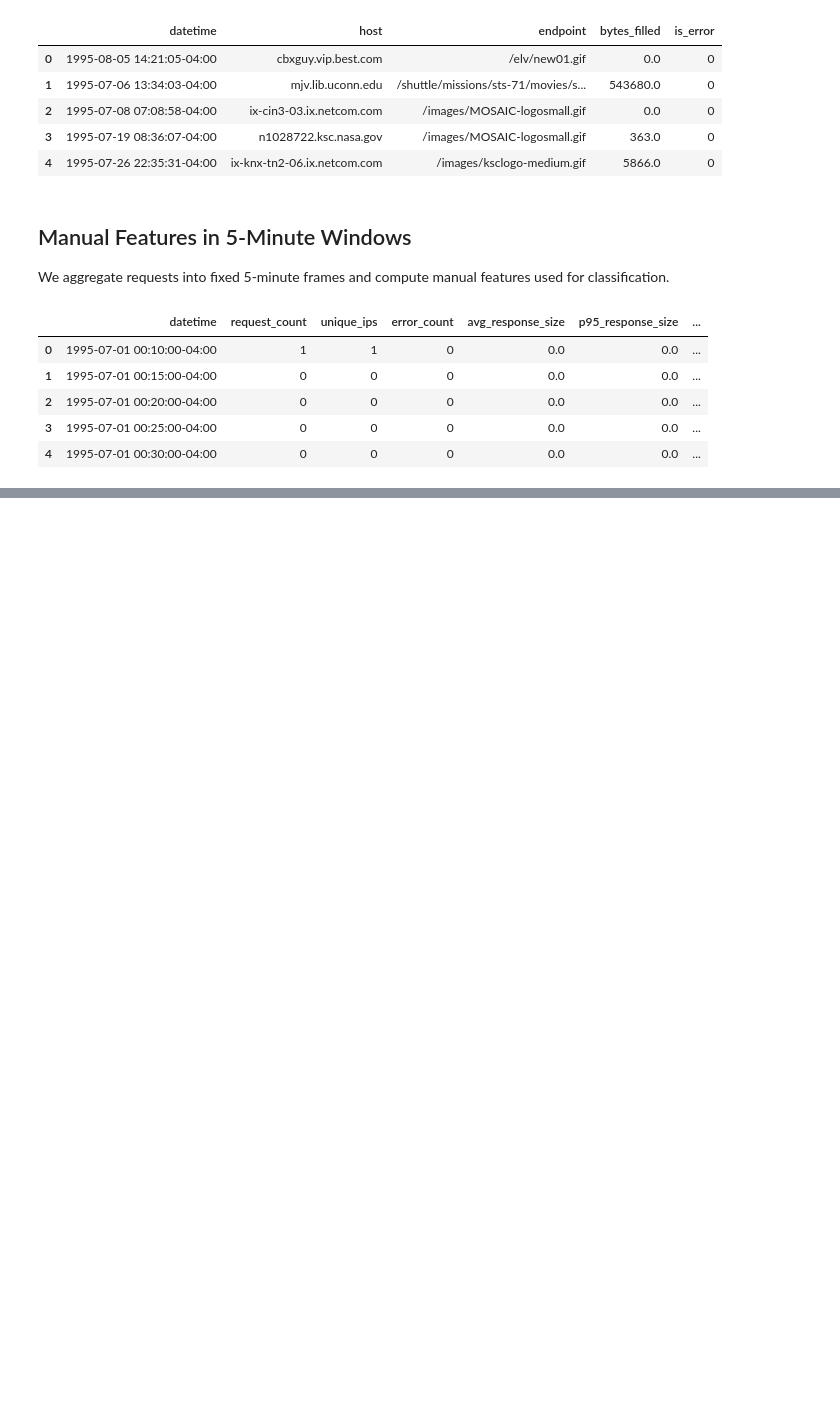
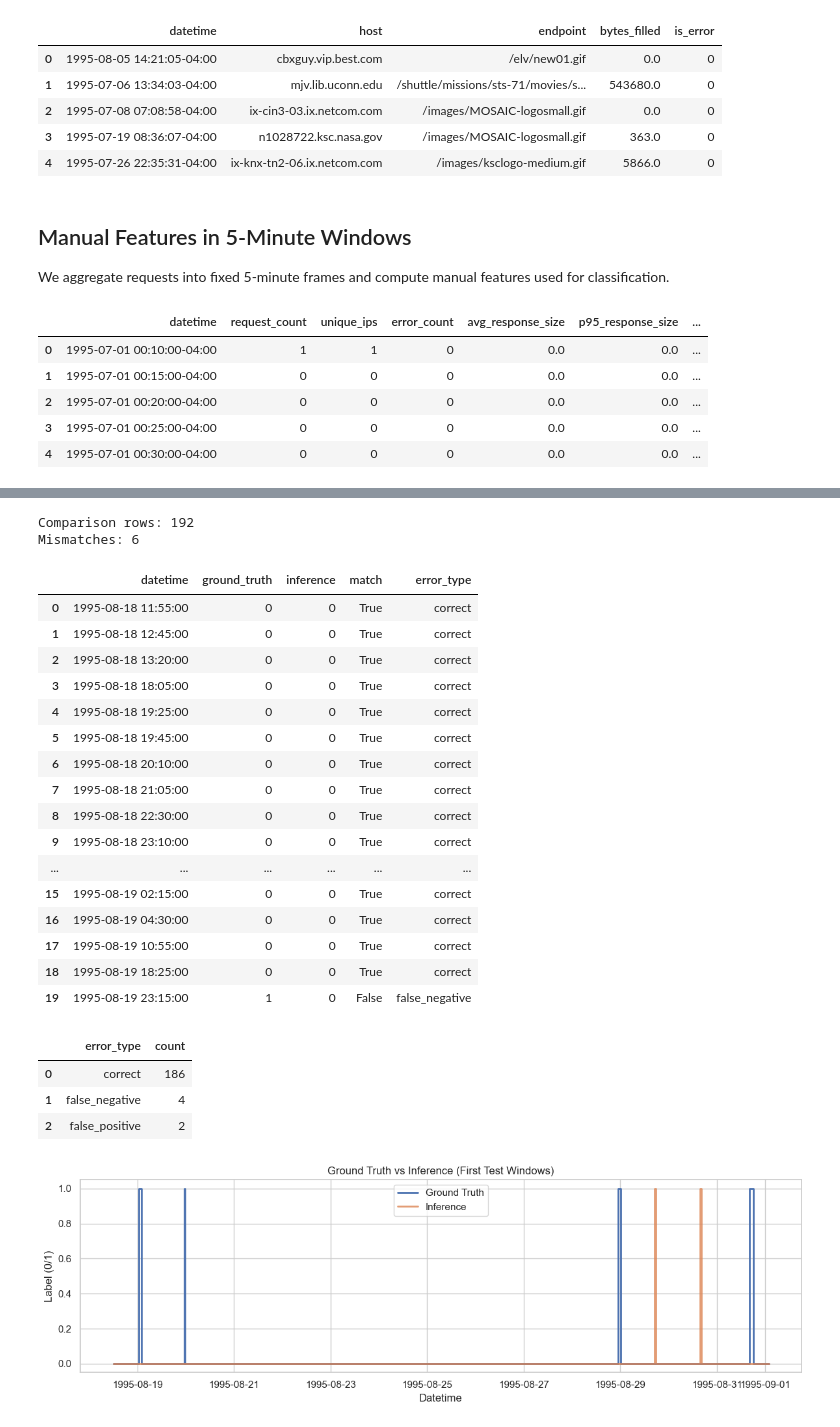
Before and after one commit to sidqian123/log-ml, a Jupyter notebook: notebooks/02_window_anomaly_classification.ipynb, the cells around one changed output, grey strips where cells are left out. Drawn from its saved outputs; the diff is of its cells as text; code cells hidden in the pictures; blank space fills up the shorter version.

```diff
--- a/notebooks/02_window_anomaly_classification.ipynb
+++ b/notebooks/02_window_anomaly_classification.ipynb
@@ -136,6 +139,8 @@ window_features = (
         avg_response_size=('bytes_filled', 'mean'),
         p95_response_size=('bytes_filled', lambda x: x.quantile(0.95)),
         unique_endpoints=('endpoint', 'nunique'),
+        count_4xx=('status', lambda s: ((s >= 400) & (s < 500)).sum()),
+        count_5xx=('status', lambda s: ((s >= 500) & (s < 600)).sum()),
     )
     .reset_index()
 )
@@ -146,6 +151,16 @@ window_features['error_rate'] = np.where(
     window_features['error_count'] / window_features['request_count'],
     0
 )
+window_features['rate_4xx'] = np.where(
+    window_features['request_count'] > 0,
+    window_features['count_4xx'] / window_features['request_count'],
+    0
+)
+window_features['rate_5xx'] = np.where(
+    window_features['request_count'] > 0,
+    window_features['count_5xx'] / window_features['request_count'],
+    0
+)
 
 window_features.head()
 # %% [output]
@@ -218,6 +282,12 @@ feature_cols = [
     'avg_response_size',
     'p95_response_size',
     'unique_endpoints',
+    'count_4xx',
+    'count_5xx',
+    'rate_4xx',
+    'rate_5xx',
+    'traffic_anomaly_score',
+    'service_anomaly_score',
 ]
 
 X = supervised_df[feature_cols].copy()
@@ -302,0 +396,57 @@ Target met (>= 0.85 accuracy): True
+# %%
+test_windows = supervised_df.iloc[split_idx:].copy().reset_index(drop=True)
+comparison_df = pd.DataFrame({
+    'datetime': test_windows['datetime'].values,
+    'ground_truth': y_test.to_numpy(),
+    'inference': best_pred,
+})
+comparison_df['match'] = (comparison_df['ground_truth'] == comparison_df['inference'])
+comparison_df['error_type'] = np.where(
+    comparison_df['match'],
+    'correct',
+    np.where(comparison_df['ground_truth'] == 1, 'false_negative', 'false_positive')
+)
+
+print('Comparison rows:', len(comparison_df))
+print('Mismatches:', int((~comparison_df['match']).sum()))
+display(comparison_df.head(20))
+
+display(comparison_df['error_type'].value_counts().rename_axis('error_type').reset_index(name='count'))
+
+plot_n = min(300, len(comparison_df))
+plot_df = comparison_df.iloc[:plot_n].copy()
+
+plt.figure(figsize=(12, 4))
+plt.step(plot_df['datetime'], plot_df['ground_truth'], where='post', label='Ground Truth', linewidth=2)
+plt.step(plot_df['datetime'], plot_df['inference'], where='post', label='Inference', linewidth=2, alpha=0.8)
+plt.title('Ground Truth vs Inference (First Test Windows)')
+plt.xlabel('Datetime')
+plt.ylabel('Label (0/1)')
+plt.legend()
+plt.tight_layout()
+plt.show()
+# %% [output]
+Comparison rows: 192
+Mismatches: 6
+|  | datetime | ground_truth | inference | match | error_type |
+| 0 | 1995-08-18 11:55:00 | 0 | 0 | True | correct |
+| 1 | 1995-08-18 12:45:00 | 0 | 0 | True | correct |
+| 2 | 1995-08-18 13:20:00 | 0 | 0 | True | correct |
+| 3 | 1995-08-18 18:05:00 | 0 | 0 | True | correct |
+| 4 | 1995-08-18 19:25:00 | 0 | 0 | True | correct |
+| 5 | 1995-08-18 19:45:00 | 0 | 0 | True | correct |
+| 6 | 1995-08-18 20:10:00 | 0 | 0 | True | correct |
+| 7 | 1995-08-18 21:05:00 | 0 | 0 | True | correct |
+| 8 | 1995-08-18 22:30:00 | 0 | 0 | True | correct |
+| 9 | 1995-08-18 23:10:00 | 0 | 0 | True | correct |
+| ... | ... | ... | ... | ... | ... |
+| 15 | 1995-08-19 02:15:00 | 0 | 0 | True | correct |
+| 16 | 1995-08-19 04:30:00 | 0 | 0 | True | correct |
+| 17 | 1995-08-19 10:55:00 | 0 | 0 | True | correct |
+| 18 | 1995-08-19 18:25:00 | 0 | 0 | True | correct |
+| 19 | 1995-08-19 23:15:00 | 1 | 0 | False | false_negative |
+|  | error_type | count |
+| 0 | correct | 186 |
+| 1 | false_negative | 4 |
+| 2 | false_positive | 2 |
+[figure, added]
```
Also changed, not shown: parts of 15 cells of this notebook, 3 other files.
